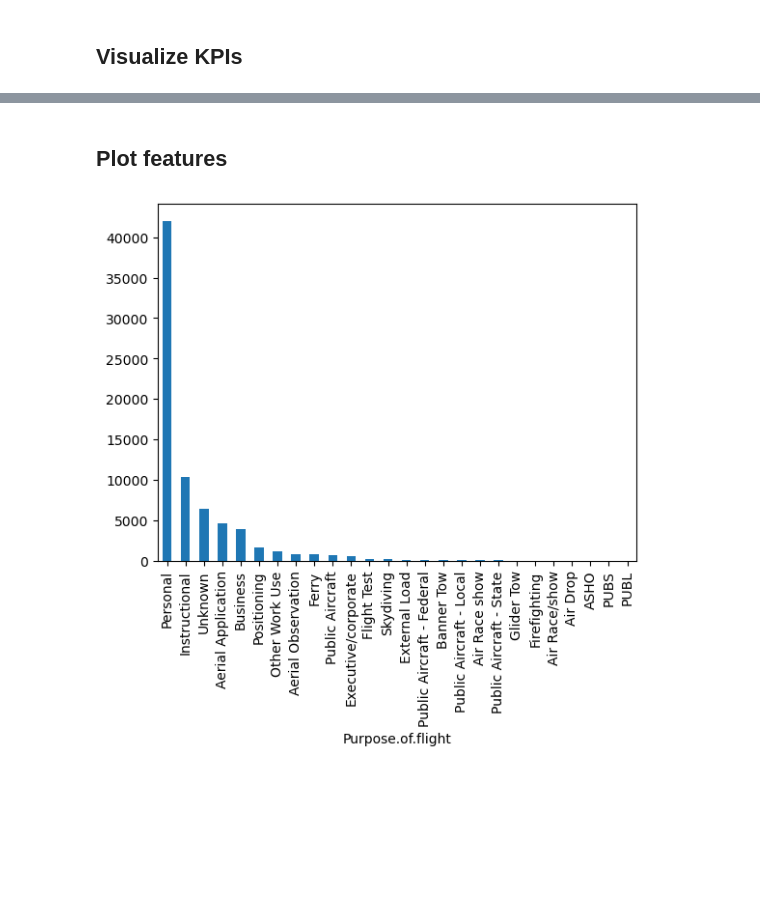
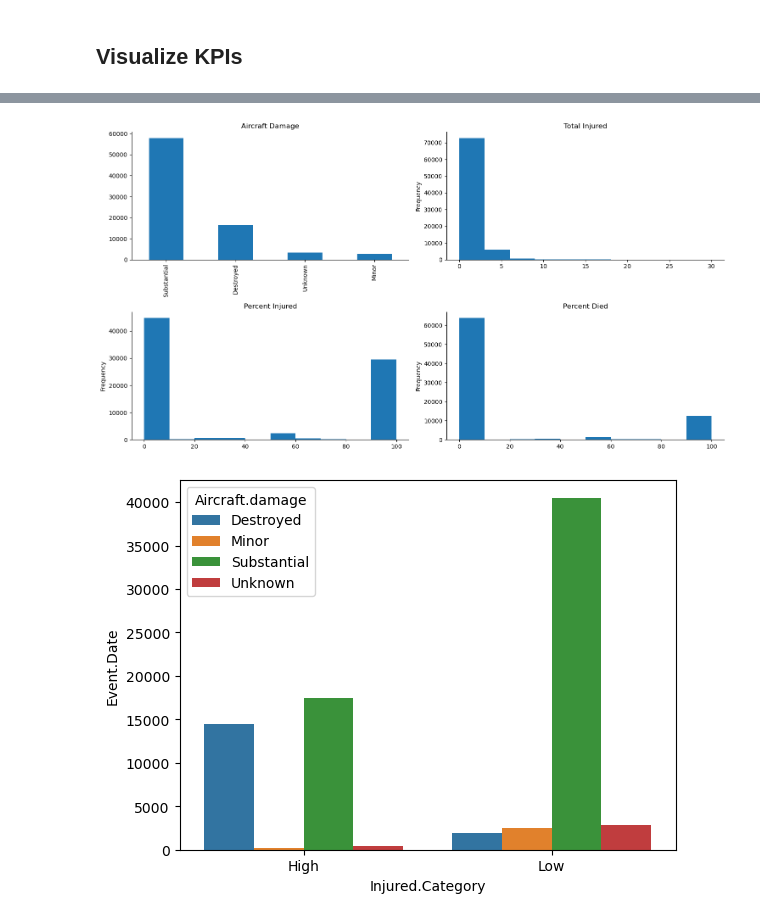
Before and after one commit to torederu/NTSB-Aviation-Analysis, a Jupyter notebook: tem/student.ipynb, the cells around one changed output, grey strips where cells are left out. Saved outputs shown, nothing was run; the diff lists cells and outputs as text; code cells hidden in the pictures; blank space fills up the shorter version.

```diff
--- a/tem/student.ipynb
+++ b/tem/student.ipynb
@@ -132,6 +132,7 @@ df['Total.Passengers'] = df['Total.Fatal.Injuries'] + df['Total.Serious.Injuries
 df['Total.Injured'] = df['Total.Fatal.Injuries'] + df['Total.Serious.Injuries'] + df['Total.Minor.Injuries']
 df['Percent.Injured'] = (df['Total.Injured'] / df['Total.Passengers']) * 100
 df['Percent.Died'] = (df['Total.Fatal.Injuries'] / df['Total.Passengers']) * 100
+df['Injured.Category'] = df['Percent.Injured'].apply(lambda x: 'High' if x >= 50 else 'Low')
 # %%
 #Aircraft Capacity
 print(df['Total.Passengers'].apply(lambda x: 'Small' if x < 10 else ('Mid-Size' if x < 40 else 'Large')).value_counts(dropna=False))
@@ -243,6 +231,29 @@ df['Percent.Died'].plot.hist();
-# %% [markdown]
-## Plot features
-# %%
-df['Purpose.of.flight'].value_counts().plot.bar();
-# %% [output]
-[figure, removed]
+# %%
+fig, ax = plt.subplots(2,2, figsize = ((15,8)))
+
+
+df['Aircraft.damage'].value_counts().plot.bar(ax=ax[0,0]);
+ax[0, 0].set_title("Aircraft Damage")
+ax[0, 0].set_xlabel("")
+
+df['Total.Injured'].plot.hist(ax=ax[0,1], range=[0,30])
+ax[0, 1].set_title("Total Injured")
+ax[0, 1].set_xlabel("")
+
+df['Percent.Injured'].plot.hist(ax=ax[1,0])
+ax[1, 0].set_title("Percent Injured")
+ax[1, 0].set_xlabel("")
+
+df['Percent.Died'].plot.hist(ax=ax[1,1]);
+ax[1, 1].set_title("Percent Died")
+ax[1, 1].set_xlabel("")
+
+plt.tight_layout()
+sns.despine()
+# %% [output]
+[figure, added]
+# %%
+gb = df.groupby(['Injured.Category', 'Aircraft.damage']).count().reset_index()
+sns.barplot(data=gb, x="Injured.Category", y="Event.Date", hue="Aircraft.damage");
+# %% [output]
+[figure, added]
```
Also changed, not shown: parts of 10 cells of this notebook.
